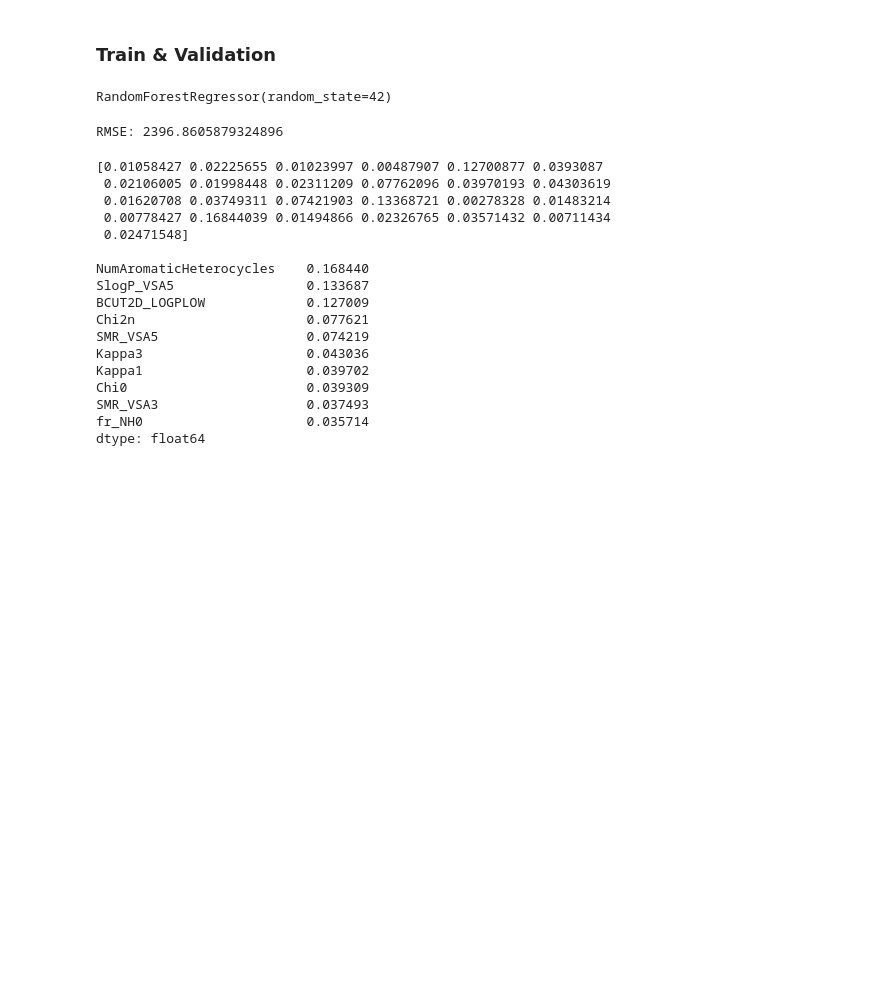
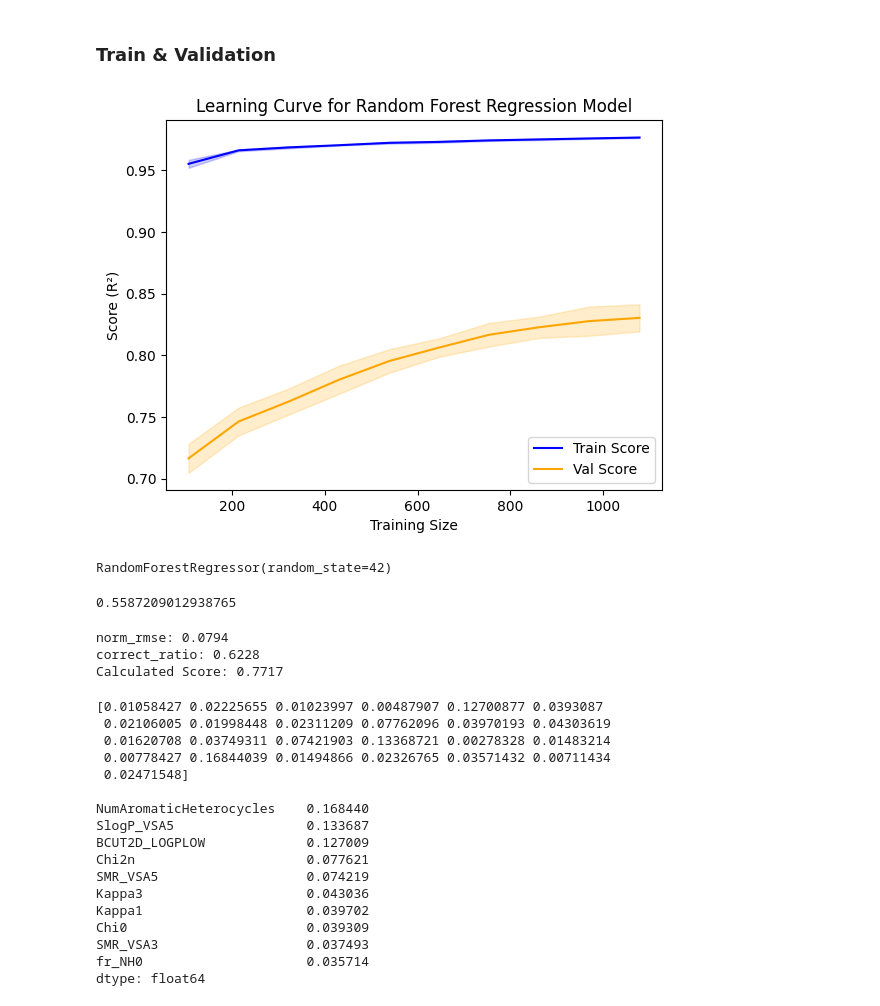
Before and after one commit to or-m-or/New-Medicine-Dev-AI-Competition, a Jupyter notebook: src/rdkit/modeling/find_feature2(rdkit_corr_0.4_pIC50).ipynb, the cells around one changed output. Cells and saved outputs as stored; diff of their text form; code cells hidden in the pictures; blank space fills up the shorter version.

```diff
--- a/src/rdkit/modeling/find_feature2(rdkit_corr_0.4_pIC50).ipynb
+++ b/src/rdkit/modeling/find_feature2(rdkit_corr_0.4_pIC50).ipynb
@@ -47,22 +49,3 @@ y = chembl_data.loc[:, target]
 train_x, val_x, train_y, val_y = train_test_split(x, y, test_size=0.3, random_state=42)
 # %% [markdown]
 ### Train & Validation
-# %%
-# 랜덤 포레스트 모델 학습
-model = RandomForestRegressor(random_state=CFG['SEED'])
-model.fit(train_x, train_y)
-# %% [output]
-RandomForestRegressor(random_state=42)
-# %%
-def pIC50_to_IC50(pic50_values):
-    """Convert pIC50 values to IC50 (nM)."""
-    return 10 ** (9 - pic50_values)
-
-# Validation 데이터로부터의 학습 모델 평가
-val_y_pred = model.predict(val_x)
-mse = mean_squared_error(pIC50_to_IC50(val_y), pIC50_to_IC50(val_y_pred))
-rmse = np.sqrt(mse)
-
-print(f'RMSE: {rmse}')
-# %% [output]
-RMSE: 2396.8605879324896
@@ -68,0 +55,30 @@ RMSE: 2396.8605879324896
+# %%
+train_sizes, train_scores, val_scores = learning_curve(model, train_x, train_x, cv=5,
+                                                         n_jobs=-1,
+                                                         train_sizes=np.linspace(0.1, 1.0, 10))
+
+# 평균 및 표준편차 계산
+train_mean = np.mean(train_scores, axis=1)
+train_std = np.std(train_scores, axis=1)
+val_mean = np.mean(val_scores, axis=1)
+val_std = np.std(val_scores, axis=1)
+
+# 시각화
+plt.plot(train_sizes, train_mean, label='Train Score', color='blue')
+plt.plot(train_sizes, val_mean, label='Val Score', color='orange')
+
+# 신뢰구간 표시
+plt.fill_between(train_sizes, train_mean - train_std, train_mean + train_std, color='blue', alpha=0.2)
+plt.fill_between(train_sizes, val_mean - val_std, val_mean + val_std, color='orange', alpha=0.2)
+
+plt.title('Learning Curve for Random Forest Regression Model')
+plt.xlabel('Training Size')
+plt.ylabel('Score (R²)')
+plt.legend()
+plt.show()
+# %% [output]
+[figure, added]
+# %%
+model.fit(train_x, train_y)
+# %% [output]
+RandomForestRegressor(random_state=42)
@@ -69,3 +139,19 @@ RMSE: 2396.8605879324896
+# %%
+r2 = r2_score(val_y, val_y_pred)
+print(r2)
+# %% [output]
+0.5587209012938765
+# %%
+norm_rmse = calculate_normalized_rmse(val_y, val_y_pred)
+correct_ratio = calculate_correct_ratio(val_y, val_y_pred)
+score = calculate_score(val_y, val_y_pred)
+print(f"norm_rmse: {norm_rmse:.4f}")
+print(f"correct_ratio: {correct_ratio:.4f}")
+print(f"Calculated Score: {score:.4f}")
+# %% [output]
+norm_rmse: 0.0794
+correct_ratio: 0.6228
+Calculated Score: 0.7717
 # %%
 print(model.feature_importances_, '\n')
 
```
Also changed, not shown: parts of 4 cells of this notebook, 3 other files.
